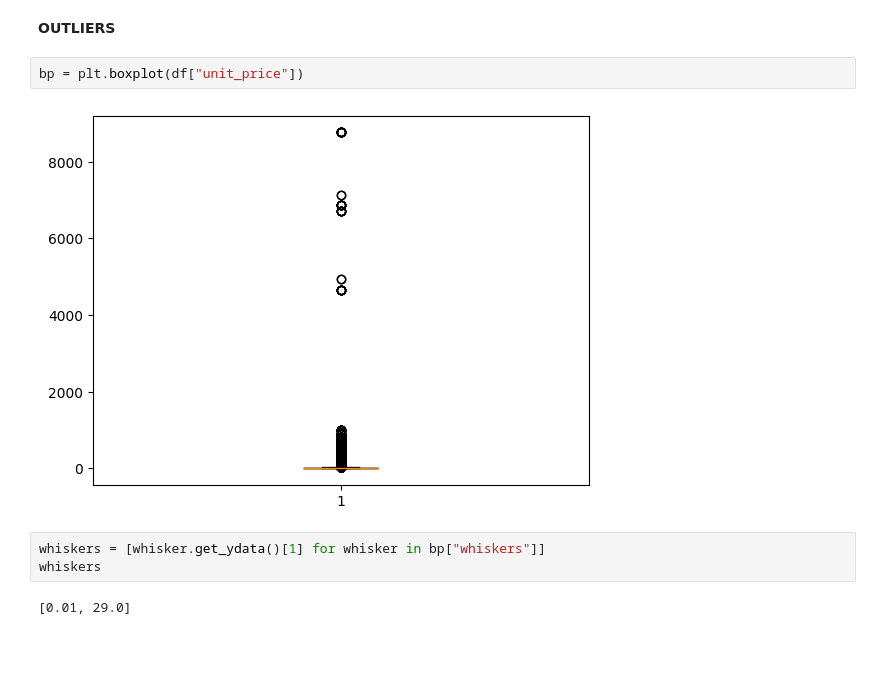
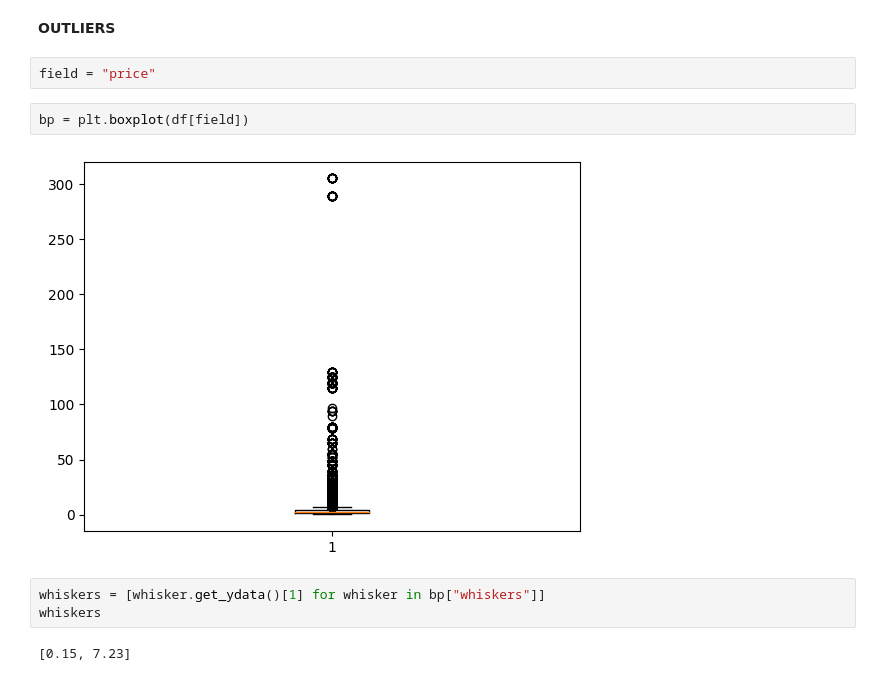
Before and after one commit to cperezh/FoodECommerceScraper, a Jupyter notebook: source/Producto_DIA_DP/Migracion Dataset.ipynb, the cells around one changed output. Saved outputs shown, nothing was run; the diff lists cells and outputs as text; blank space fills up the shorter version.

```diff
--- a/source/Producto_DIA_DP/Migracion Dataset.ipynb
+++ b/source/Producto_DIA_DP/Migracion Dataset.ipynb
@@ -165,13 +182,15 @@ dt = delta.DeltaTable.forName(sparkdb.spark, "producto_dia.producto_dim")
 dt.delete("product_id = 18013 and ts_load='2023-09-15 06:59:58.497'")
 # %% [markdown]
 **OUTLIERS**
+# %%
+field = "price"
 # %%
-bp = plt.boxplot(df["unit_price"])
+bp = plt.boxplot(df[field])
 # %% [output]
-[figure, old version]
+[figure, new version]
 # %%
 whiskers = [whisker.get_ydata()[1] for whisker in bp["whiskers"]]
 whiskers
 # %% [output]
-[0.01, 29.0]
+[0.15, 7.23]
 # %%
```
Also changed, not shown: parts of 8 cells of this notebook.
